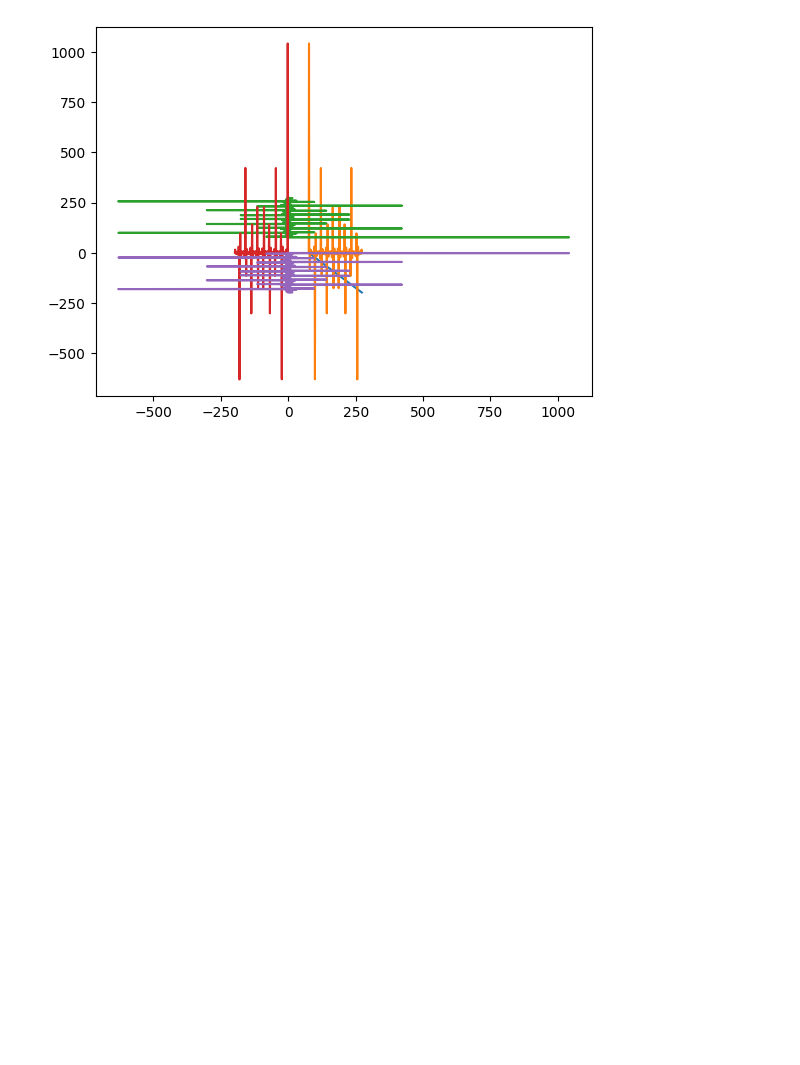
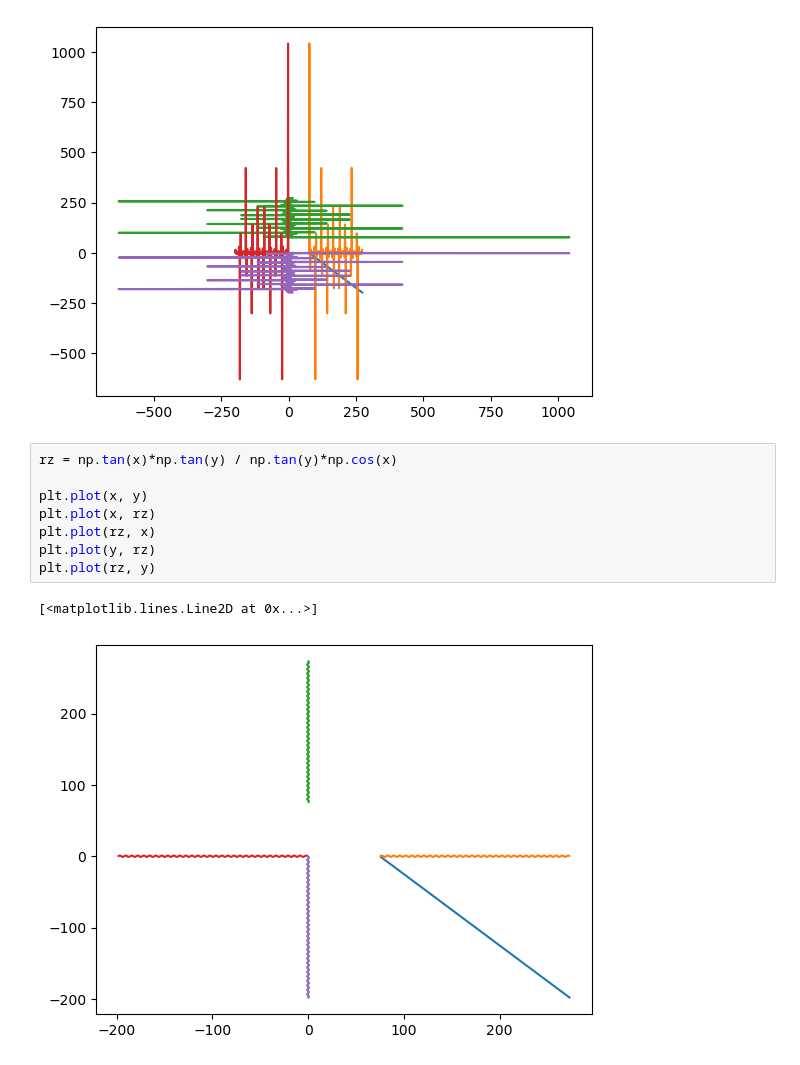
Before and after one commit to ethanpeacockaol/todo, a Jupyter notebook: trippy.ipynb, the cells around one changed output. Drawn from its saved outputs; the diff is of its cells as text; blank space fills up the shorter version.

Commit message:
issa graph

```diff
--- a/trippy.ipynb
+++ b/trippy.ipynb
@@ -28,3 +28,14 @@ plt.plot(rz, y)
 # %% [output]
 [<matplotlib.lines.Line2D at 0x...>]
 [figure]
+# %%
+rz = np.tan(x)*np.tan(y) / np.tan(y)*np.cos(x)
+
+plt.plot(x, y)
+plt.plot(x, rz)
+plt.plot(rz, x)
+plt.plot(y, rz)
+plt.plot(rz, y)
+# %% [output]
+[<matplotlib.lines.Line2D at 0x...>]
+[figure, added]
```
Also changed, not shown: parts of 1 cell of this notebook.
